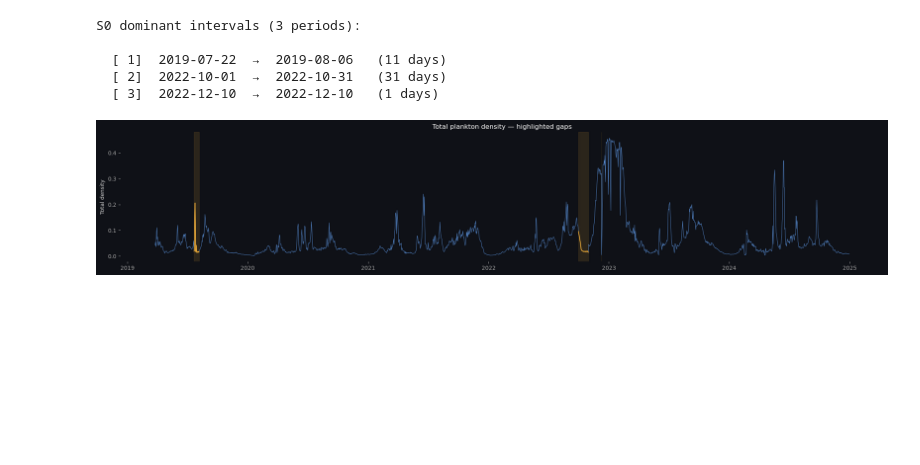
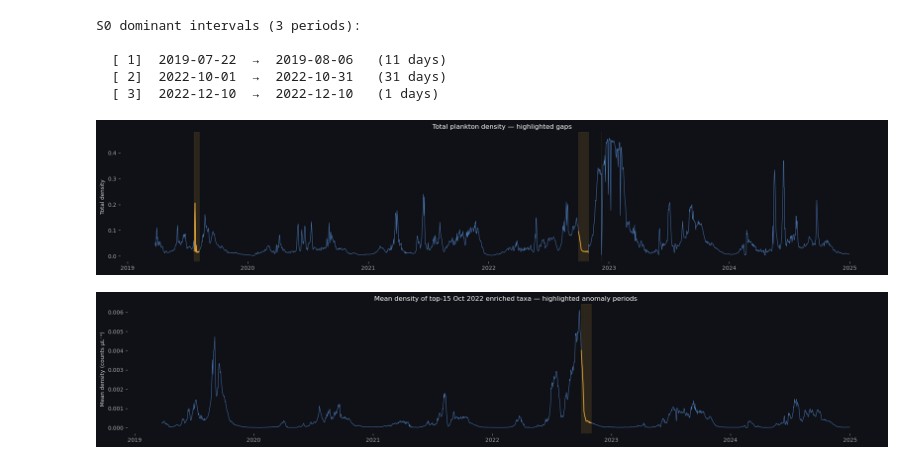
Before and after one commit to contingency01/RBM-Plankton-Densities, a Jupyter notebook: MixedRBM.ipynb, the cells around one changed output. Saved outputs shown, nothing was run; the diff lists cells and outputs as text; code cells hidden in the pictures; blank space fills up the shorter version.

```diff
--- a/MixedRBM.ipynb
+++ b/MixedRBM.ipynb
@@ -1026,3 +1097,39 @@ plt.tight_layout()
 plt.show()
 # %% [output]
 [figure]
+# %%
+top15_oct = ['dinoflagellate_diamond', 'chroococcales', 'synedra',
+             'cyanobacteria_colonial_clathrate', 'scenedesmus', 'chlorophyte_square',
+             'askenasia', 'chlorophyte_frame', 'cyanobacteria_colonial_probably',
+             'ciliate_green', 'planktosphaeria', 'plankton_z',
+             'chlorophyte_colonial_dividing', 'vorticella_epistylis_like', 'staurastrum']
+
+indices = [list(species).index(t) for t in top15_oct]
+mean_density = real_den[:, indices].mean(axis=1)
+
+gap_ranges = [
+    ('2022-10-01', '2022-10-31')
+]
+
+fig, ax = plt.subplots(figsize=(20, 4), facecolor='#0f1117')
+ax.set_facecolor('#0f1117')
+
+ax.plot(dates_idx, mean_density, color='#5588cc', linewidth=0.7, zorder=1)
+
+for start, end in gap_ranges:
+    mask = (dates_idx >= start) & (dates_idx <= end)
+    ax.plot(dates_idx[mask], mean_density[mask],
+            color='#e8a838', linewidth=1.5, zorder=2)
+    ax.axvspan(pd.Timestamp(start), pd.Timestamp(end),
+               color='#e8a83822', zorder=0)
+
+ax.set_ylabel('Mean density (counts µL⁻¹)', color='#cccccc')
+ax.set_title('Mean density of top-15 Oct 2022 enriched taxa — highlighted anomaly periods', color='white')
+ax.tick_params(colors='#aaaaaa')
+for spine in ax.spines.values():
+    spine.set_visible(False)
+
+plt.tight_layout()
+plt.show()
+# %% [output]
+[figure, added]
```
Also changed, not shown: parts of 16 cells of this notebook, 1 other file.
